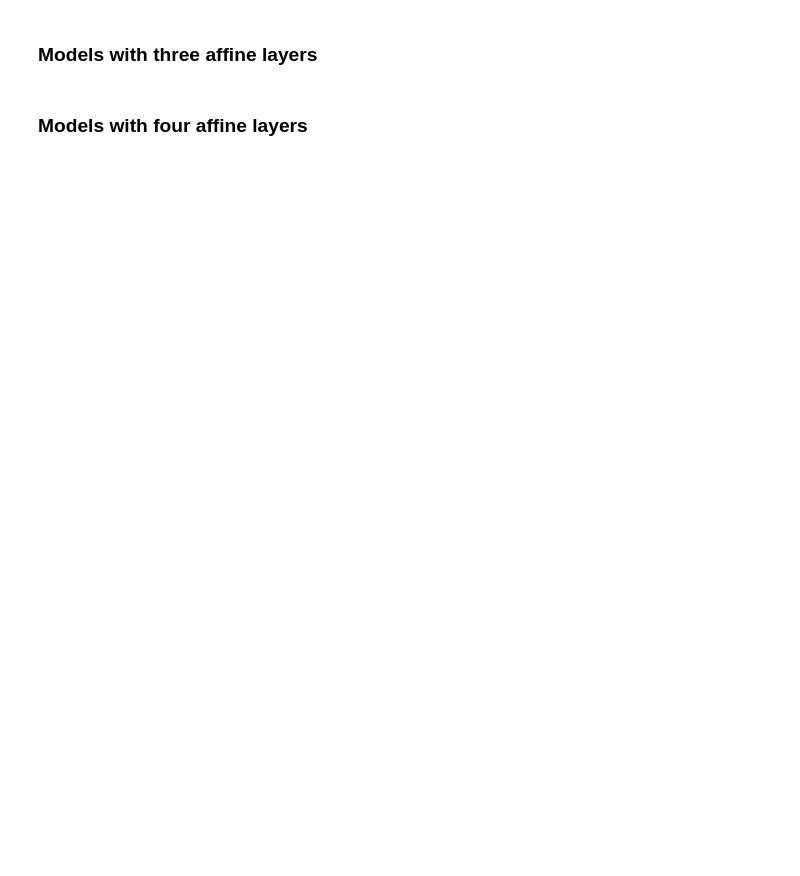
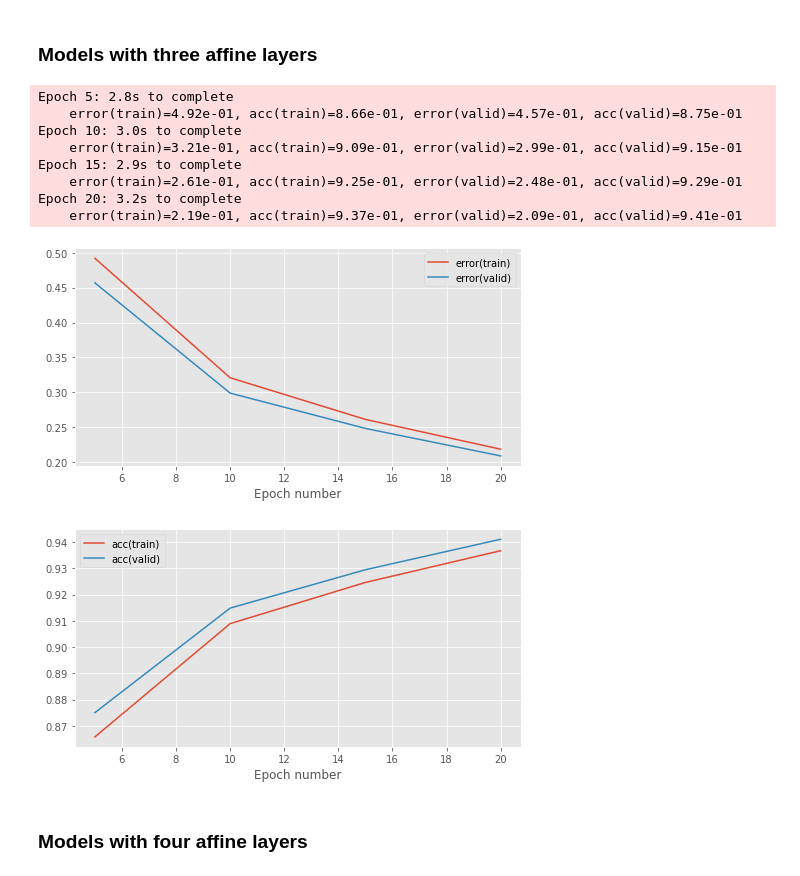
Before and after one commit to KareemAlaa2001/mlpractical-sem1, a Jupyter notebook: notebooks/03_Multiple_layer_models.ipynb, the cells around one changed output. Drawn from its saved outputs; the diff is of its cells as text; code cells hidden in the pictures; blank space fills up the shorter version.

```diff
--- a/notebooks/03_Multiple_layer_models.ipynb
+++ b/notebooks/03_Multiple_layer_models.ipynb
@@ -430,4 +591,56 @@ You may wish to start with shorter pilot training runs (by decreasing the number
 # %% [markdown]
 ### Models with three affine layers
+# %%
+# Set training run hyperparameters
+batch_size = 128  # number of data points in a batch
+init_scale = 0.1  # scale for random parameter initialisation
+learning_rate = 0.1  # learning rate for gradient descent
+num_epochs = 20  # number of training epochs to perform
+stats_interval = 5  # epoch interval between recording and printing stats
+
+# Reset random number generator and data provider states on each run
+# to ensure reproducibility of results
+rng.seed(seed)
+train_data.reset()
+valid_data.reset()
+
+# Alter data-provider batch size
+train_data.batch_size = batch_size
+valid_data.batch_size = batch_size
+
+# Create a parameter initialiser which will sample random uniform values
+# from [-init_scale, init_scale]
+param_init = UniformInit(-init_scale, init_scale, rng=rng)
+
+layers = [
+    AffineLayer(input_dim, 100),
+    SigmoidLayer(),
+    AffineLayer(100, 100),
+    SigmoidLayer(),
+    AffineLayer(100, output_dim)
+]
+
+# create multiple later model with 2 layers (in this case removing the softmax at the end of the last affine layer
+model = MultipleLayerModel(layers)
+
+# Initialise the error object
+error = CrossEntropySoftmaxError()
+
+# Use a basic gradient descent learning rule
+learning_rule = GradientDescentLearningRule(learning_rate=learning_rate)
+
+_ = train_model_and_plot_stats(
+    model, error, learning_rule, train_data, valid_data, num_epochs, stats_interval)
+# %% [output]
+Epoch 5: 2.8s to complete
+    error(train)=4.92e-01, acc(train)=8.66e-01, error(valid)=4.57e-01, acc(valid)=8.75e-01
+Epoch 10: 3.0s to complete
+    error(train)=3.21e-01, acc(train)=9.09e-01, error(valid)=2.99e-01, acc(valid)=9.15e-01
+Epoch 15: 2.9s to complete
+    error(train)=2.61e-01, acc(train)=9.25e-01, error(valid)=2.48e-01, acc(valid)=9.29e-01
+Epoch 20: 3.2s to complete
+    error(train)=2.19e-01, acc(train)=9.37e-01, error(valid)=2.09e-01, acc(valid)=9.41e-01
+[figure, added]
+[figure, added]
 # %% [markdown]
 ### Models with four affine layers
```
Also changed, not shown: parts of 11 cells of this notebook.
